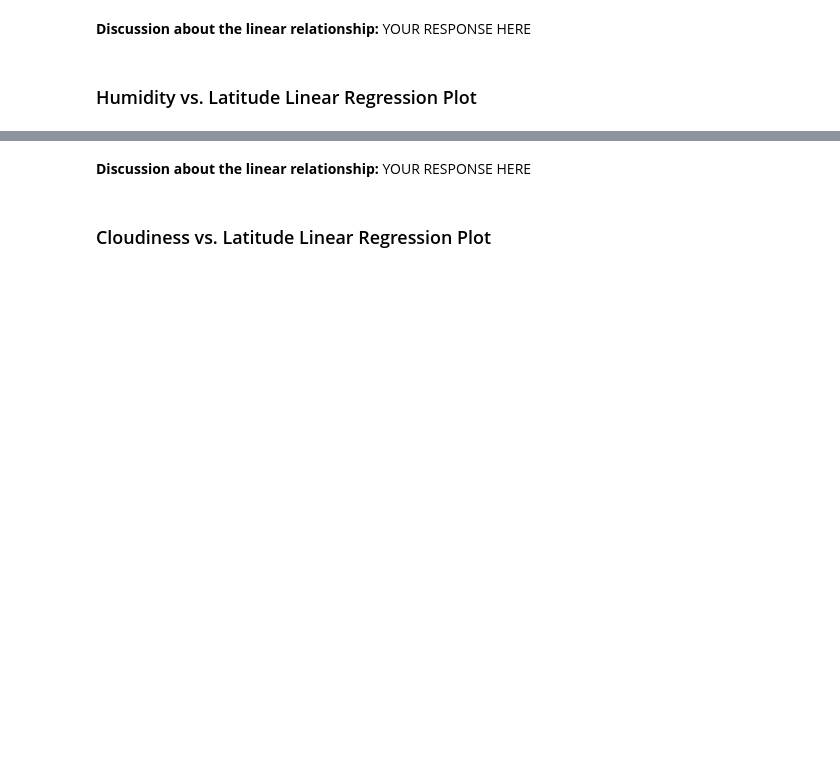
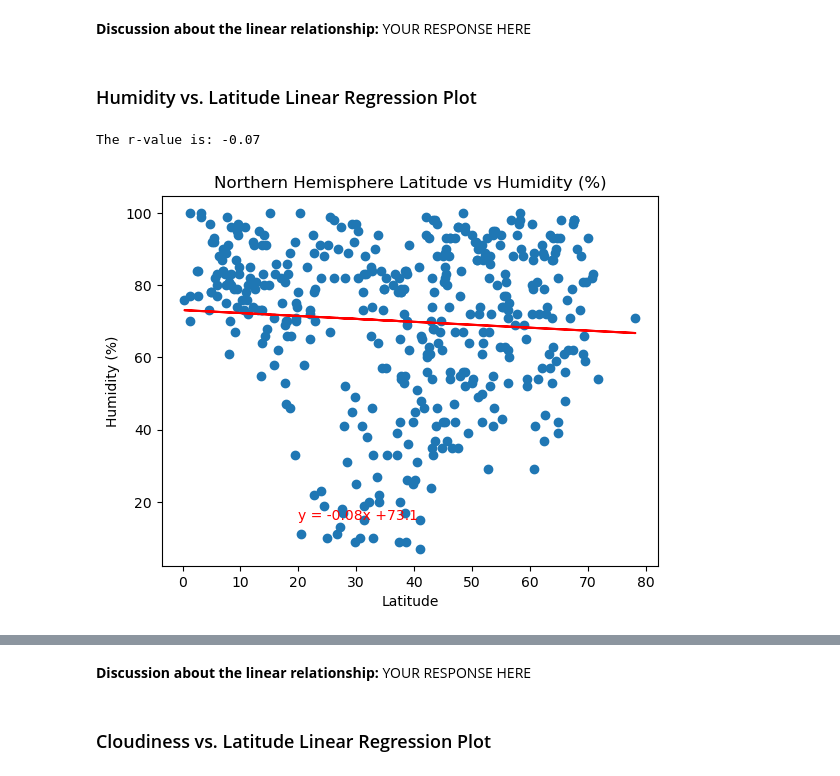
Before and after one commit to Hensonkk/python-api-challenge, a Jupyter notebook: WeatherPy/WeatherPy.ipynb, the cells around one changed output, grey strips where cells are left out. Saved outputs shown, nothing was run; the diff lists cells and outputs as text; code cells hidden in the pictures; blank space fills up the shorter version.

```diff
--- a/WeatherPy/WeatherPy.ipynb
+++ b/WeatherPy/WeatherPy.ipynb
@@ -312,0 +365,6 @@ southern_hemi_df.head()
+# %%
+# Northern Hemisphere
+lrgPlot(x = northern_hemi_df["Lat"], y = northern_hemi_df["Humidity"], e = str("Northern Hemisphere"), z = str("Humidity (%)"))
+# %% [output]
+The r-value is: -0.07
+[figure, added]
```
Also changed, not shown: parts of 29 cells of this notebook, 5 other files.
